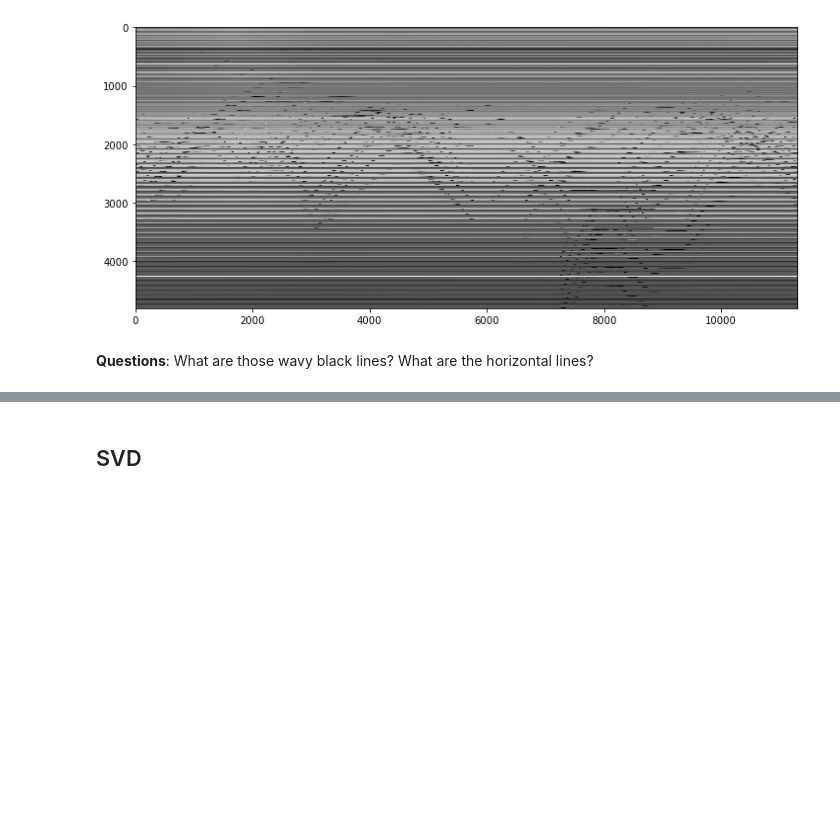
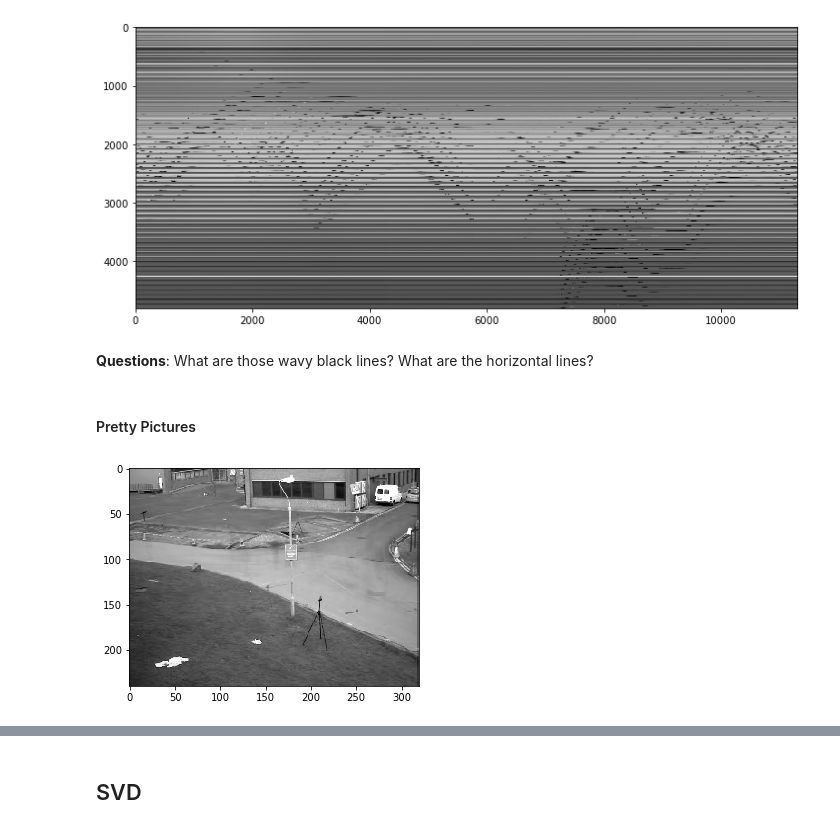
Before and after one commit to fastai/randomized-SVD, a Jupyter notebook: Randomized SVD.ipynb, the cells around one changed output, grey strips where cells are left out. Saved outputs shown, nothing was run; the diff lists cells and outputs as text; code cells hidden in the pictures; blank space fills up the shorter version.

```diff
--- a/Randomized SVD.ipynb
+++ b/Randomized SVD.ipynb
@@ -66,3 +67,13 @@ plt.imshow(M, cmap='gray')
 [figure]
 # %% [markdown]
 **Questions**: What are those wavy black lines?  What are the horizontal lines?
+# %% [markdown]
+#### Pretty Pictures
+# %%
+U, s, V = fbpca.pca(M, 10)
+# %%
+reconstructed_matrix = U[:,:2] @ np.diag(s[:2]) @ V[:2,:]
+# %%
+plt.imshow(np.reshape(reconstructed_matrix[:,140], dims), cmap='gray');
+# %% [output]
+[figure, added]
```
Also changed, not shown: parts of 152 cells of this notebook, 2 other files.
